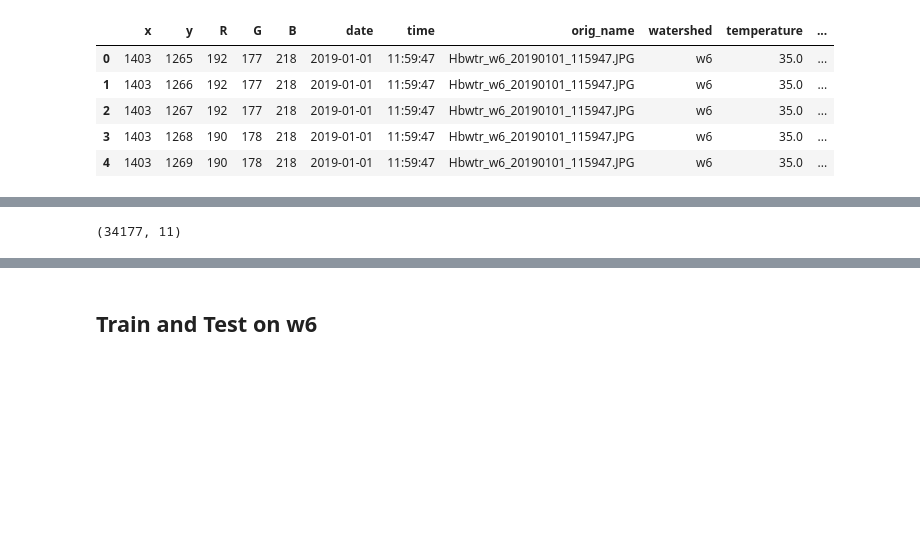
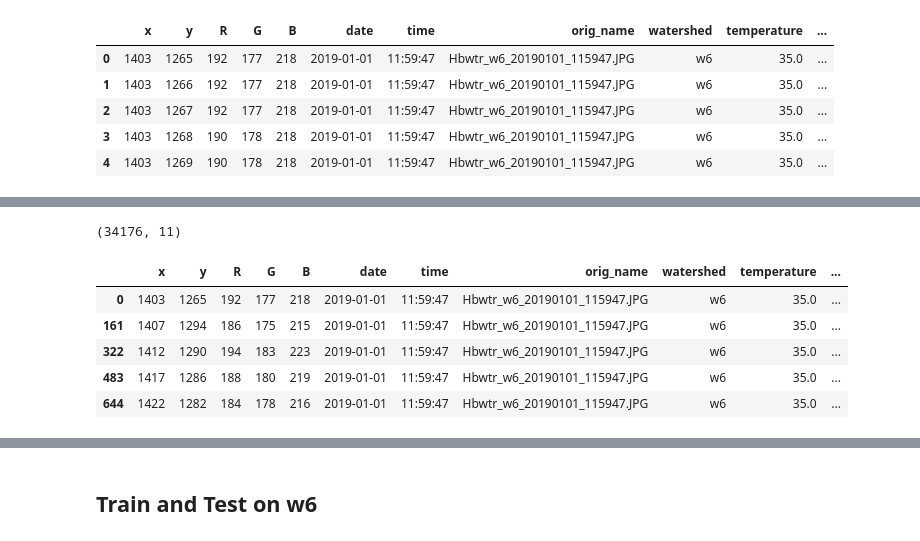
Before and after one commit to bini-a/hbwater_cameratrap_pheno, a Jupyter notebook: scripts/sandbox/ML/ml_model.ipynb, the cells around one changed output, grey strips where cells are left out. Drawn from its saved outputs; the diff is of its cells as text; code cells hidden in the pictures; blank space fills up the shorter version.

```diff
--- a/scripts/sandbox/ML/ml_model.ipynb
+++ b/scripts/sandbox/ML/ml_model.ipynb
@@ -17,7 +22,3 @@ w_6_2 = pd.read_csv(r"C:\Users\Dell\Downloads\water_project\pixels_df_3.csv")
-# %%
-w_6_orig = pd.concat([w_6_1, w_6_2])
-w_6 = w_6_orig.copy()
-w_3_orig = w_3.copy()
 # %%
 w_6.head()
 # %% [output]
@@ -36,6 +37,9 @@ def wrangle_data(df):
     return df
 
 def pick_samples(df):
+    '''
+    pick samples from each class with defined max class size
+    '''
     sampled_df = df.head(1)
     max_class_size = 100
     for date in df.orig_name.unique():
@@ -47,7 +51,12 @@ def pick_samples(df):
             curr_group = date_grouped.iloc[::nth,:]
             sampled_df = pd.concat([sampled_df,curr_group])
     return sampled_df
+
 def split_fit_basic_report(df):
+    """
+    Split dataset into training and test, fit model using default RCF parameters
+    return model, prediction, feature_importances, X_train, X_test, y_train, y_test
+    """
     X = df.drop('class',axis=1)
     y = df['class']
     X_train, X_test, y_train, y_test = train_test_split(X, y, test_size=0.30, random_state=1, stratify=y)
@@ -61,6 +70,9 @@ def split_fit_basic_report(df):
     return rfc, rfc_pred,feature_val,  X_train, X_test, y_train, y_test
 
 def plot_cm(y_test, rfc_pred):
+    """
+    plot confusion matrix of model predictions
+    """
     p,ax = plt.subplots(figsize=(18, 10))
 
     ConfusionMatrixDisplay.from_predictions(y_test, rfc_pred, ax=ax, colorbar=True)
@@ -95,6 +101,17 @@ merged.shape
 merged.to_csv("merged.csv", index=False)
 # %%
+# make sample data set from merged data
 sample_merged = pick_samples(merged)
+sample_merged = sample_merged.drop_duplicates()
 sample_merged.shape
 # %% [output]
-(34177, 11)
+(34176, 11)
+# %%
+sample_merged.head()
+# %% [output]
+|  | x | y | R | G | B | date | time | orig_name | watershed | temperature | ... |
+| 0 | 1403 | 1265 | 192 | 177 | 218 | 2019-01-01 | 11:59:47 | Hbwtr_w6_20190101_115947.JPG | w6 | 35.0 | ... |
+| 161 | 1407 | 1294 | 186 | 175 | 215 | 2019-01-01 | 11:59:47 | Hbwtr_w6_20190101_115947.JPG | w6 | 35.0 | ... |
+| 322 | 1412 | 1290 | 194 | 183 | 223 | 2019-01-01 | 11:59:47 | Hbwtr_w6_20190101_115947.JPG | w6 | 35.0 | ... |
+| 483 | 1417 | 1286 | 188 | 180 | 219 | 2019-01-01 | 11:59:47 | Hbwtr_w6_20190101_115947.JPG | w6 | 35.0 | ... |
+| 644 | 1422 | 1282 | 184 | 178 | 216 | 2019-01-01 | 11:59:47 | Hbwtr_w6_20190101_115947.JPG | w6 | 35.0 | ... |
```
Also changed, not shown: parts of 19 cells of this notebook, 1 other file.
